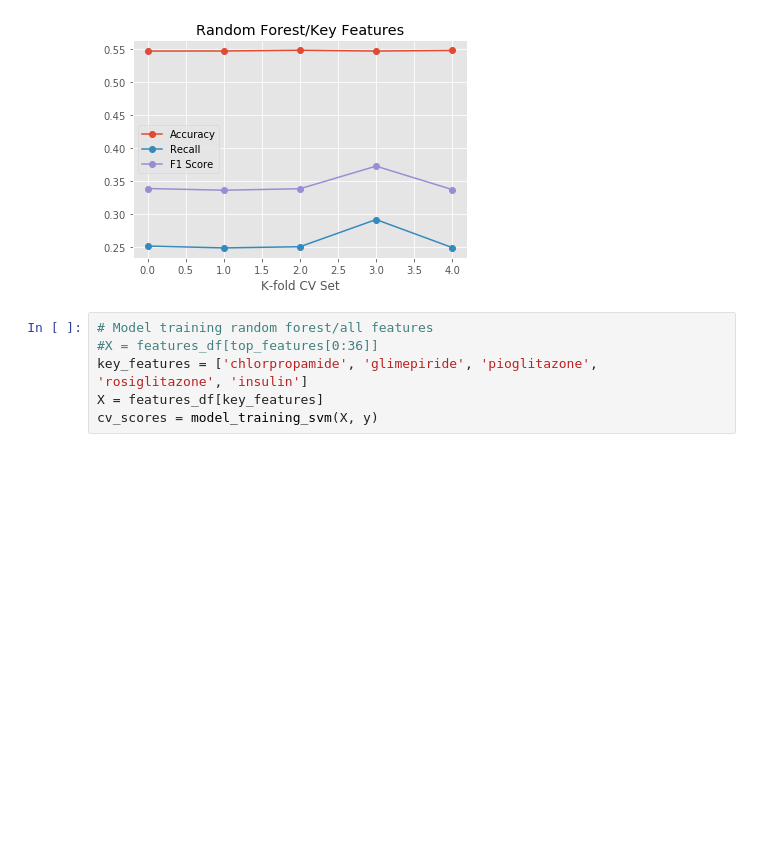
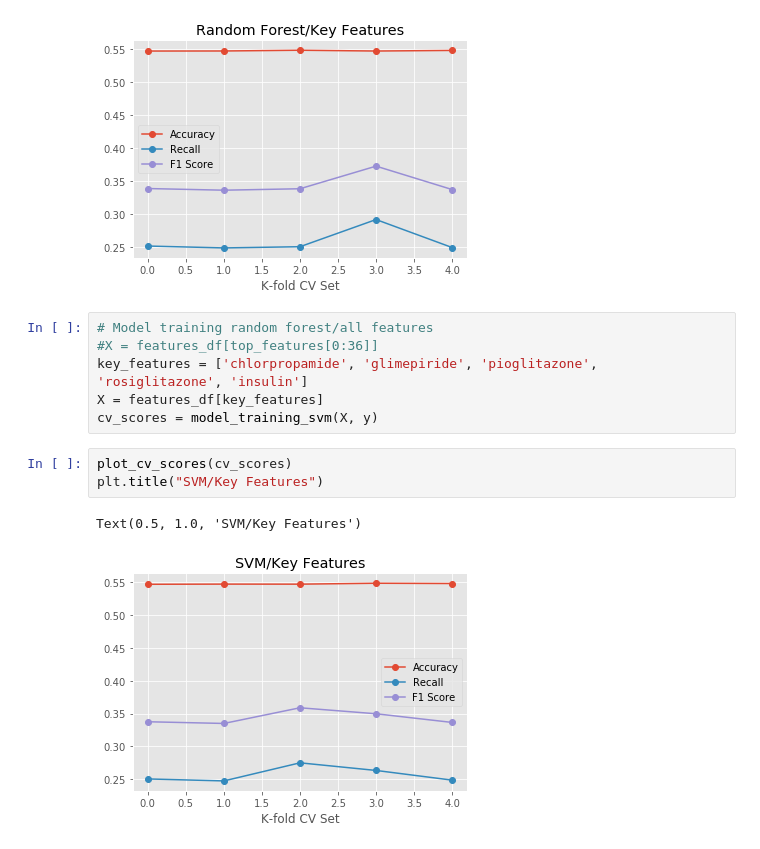
Before and after one commit to itanvir/diabetes-diagnosis-ml, a Jupyter notebook: modeling.ipynb, the cells around one changed output. Cells and saved outputs as stored; diff of their text form; blank space fills up the shorter version.

```diff
--- a/modeling.ipynb
+++ b/modeling.ipynb
@@ -78,3 +78,9 @@ Text(0.5, 1.0, 'Random Forest/Key Features')
 key_features = ['chlorpropamide', 'glimepiride', 'pioglitazone', 'rosiglitazone', 'insulin']
 X = features_df[key_features]
 cv_scores = model_training_svm(X, y)
+# %%
+plot_cv_scores(cv_scores)
+plt.title("SVM/Key Features")
+# %% [output]
+Text(0.5, 1.0, 'SVM/Key Features')
+[figure, added]
```
